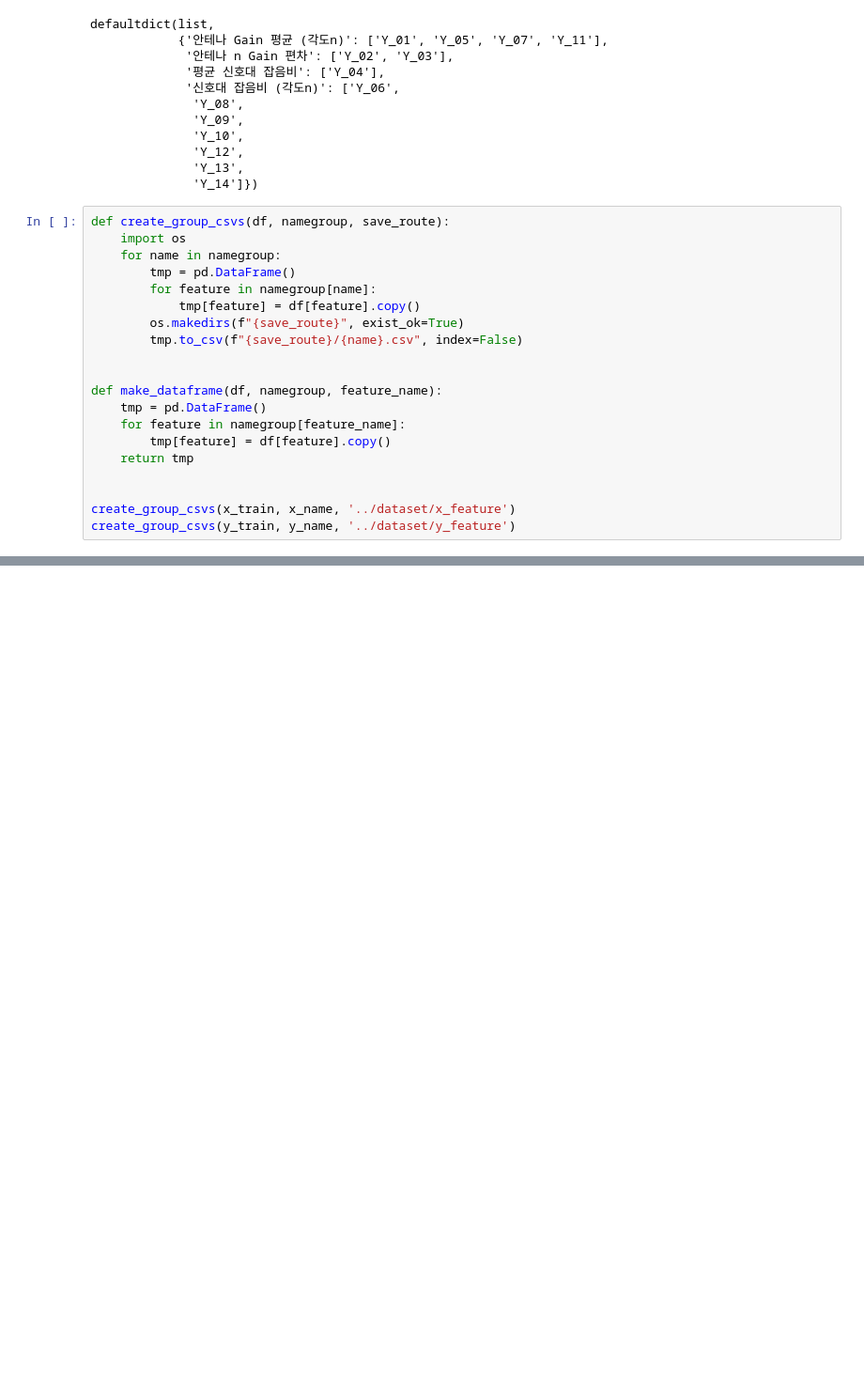
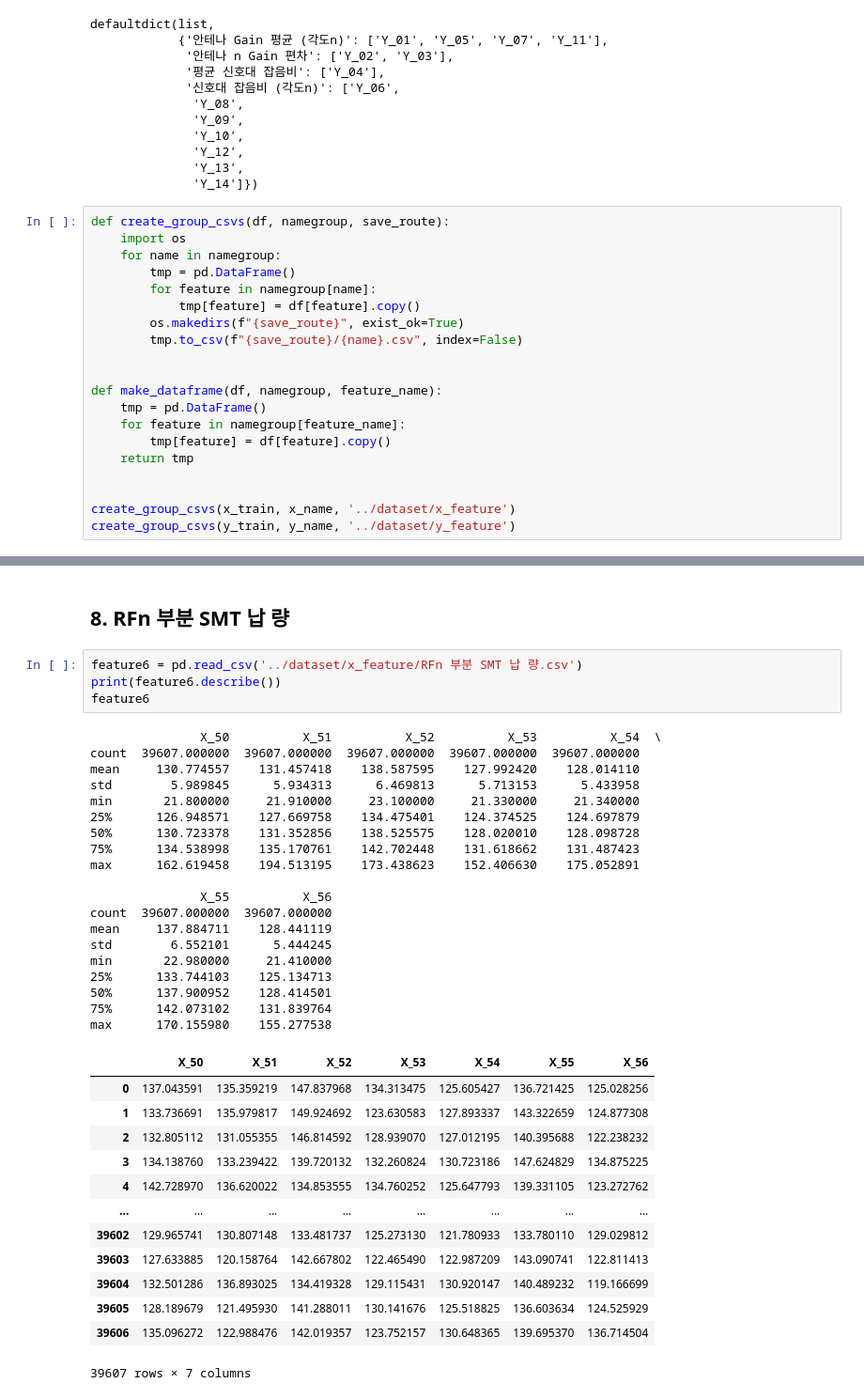
Before and after one commit to jinkyusung/antenna-performance-prediction, a Jupyter notebook: exploratory-data-analysis/eda.ipynb, the cells around one changed output, grey strips where cells are left out. Shown at 94% size. Cells and saved outputs as stored; diff of their text form; blank space fills up the shorter version.

```diff
--- a/exploratory-data-analysis/eda.ipynb
+++ b/exploratory-data-analysis/eda.ipynb
@@ -171,0 +559,39 @@ create_group_csvs(y_train, y_name, '../dataset/y_feature')
+# %% [markdown]
+## 8. RFn 부분 SMT 납 량
+# %%
+feature6 = pd.read_csv('../dataset/x_feature/RFn 부분 SMT 납 량.csv')
+print(feature6.describe())
+feature6
+# %% [output]
+               X_50          X_51          X_52          X_53          X_54  \
+count  39607.000000  39607.000000  39607.000000  39607.000000  39607.000000
+mean     130.774557    131.457418    138.587595    127.992420    128.014110
+std        5.989845      5.934313      6.469813      5.713153      5.433958
+min       21.800000     21.910000     23.100000     21.330000     21.340000
+25%      126.948571    127.669758    134.475401    124.374525    124.697879
+50%      130.723378    131.352856    138.525575    128.020010    128.098728
+75%      134.538998    135.170761    142.702448    131.618662    131.487423
+max      162.619458    194.513195    173.438623    152.406630    175.052891
+
+               X_55          X_56
+count  39607.000000  39607.000000
+mean     137.884711    128.441119
+std        6.552101      5.444245
+min       22.980000     21.410000
+25%      133.744103    125.134713
+50%      137.900952    128.414501
+75%      142.073102    131.839764
+max      170.155980    155.277538
+|  | X_50 | X_51 | X_52 | X_53 | X_54 | X_55 | X_56 |
+| 0 | 137.043591 | 135.359219 | 147.837968 | 134.313475 | 125.605427 | 136.721425 | 125.028256 |
+| 1 | 133.736691 | 135.979817 | 149.924692 | 123.630583 | 127.893337 | 143.322659 | 124.877308 |
+| 2 | 132.805112 | 131.055355 | 146.814592 | 128.939070 | 127.012195 | 140.395688 | 122.238232 |
+| 3 | 134.138760 | 133.239422 | 139.720132 | 132.260824 | 130.723186 | 147.624829 | 134.875225 |
+| 4 | 142.728970 | 136.620022 | 134.853555 | 134.760252 | 125.647793 | 139.331105 | 123.272762 |
+| ... | ... | ... | ... | ... | ... | ... | ... |
+| 39602 | 129.965741 | 130.807148 | 133.481737 | 125.273130 | 121.780933 | 133.780110 | 129.029812 |
+| 39603 | 127.633885 | 120.158764 | 142.667802 | 122.465490 | 122.987209 | 143.090741 | 122.811413 |
+| 39604 | 132.501286 | 136.893025 | 134.419328 | 129.115431 | 130.920147 | 140.489232 | 119.166699 |
+| 39605 | 128.189679 | 121.495930 | 141.288011 | 130.141676 | 125.518825 | 136.603634 | 124.525929 |
+| 39606 | 135.096272 | 122.988476 | 142.019357 | 123.752157 | 130.648365 | 139.695370 | 136.714504 |
+39607 rows × 7 columns
```
Also changed, not shown: parts of 42 cells of this notebook.
